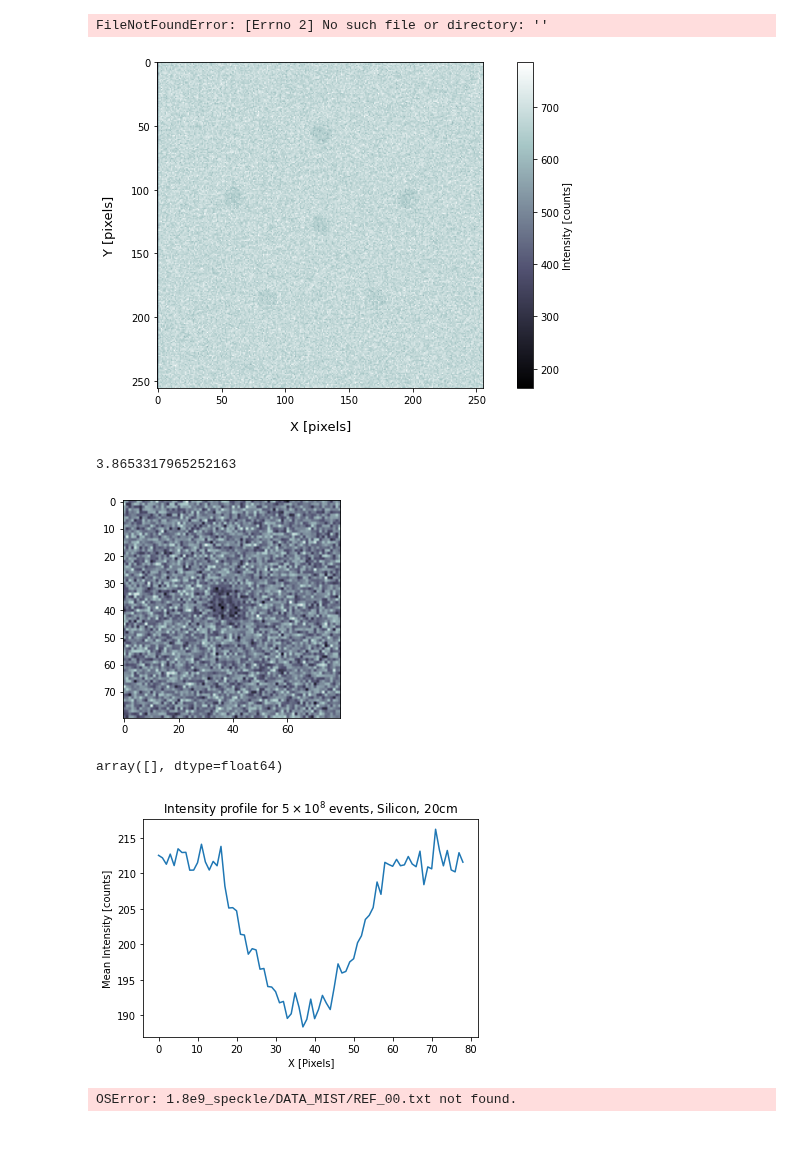
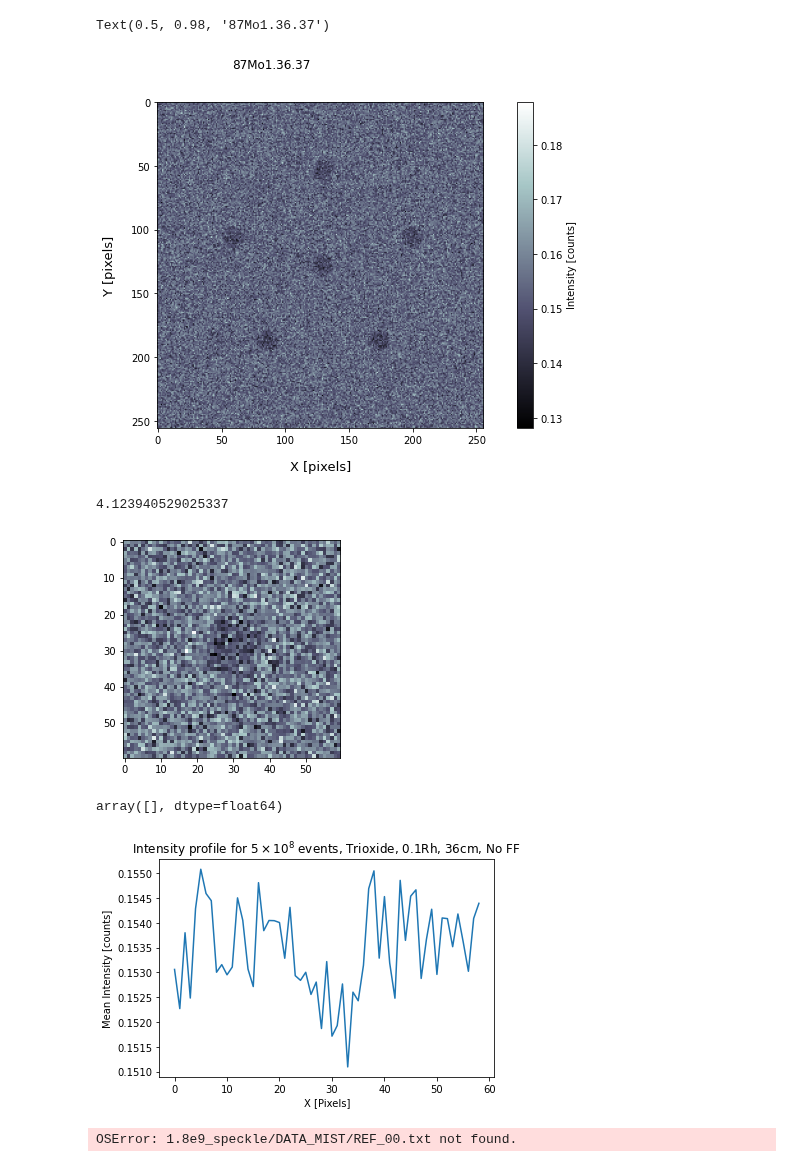
Before and after one commit to snaranjob/Speckle-Mammography, a Jupyter notebook: image_preview.ipynb, the cells around one changed output. Saved outputs shown, nothing was run; the diff lists cells and outputs as text; code cells hidden in the pictures; blank space fills up the shorter version.

Commit message:
intensity profile

```diff
--- a/image_preview.ipynb
+++ b/image_preview.ipynb
@@ -5,8 +5,8 @@ import PIL
 import os
 import scipy
 # %%
-data_infile = open('','rb')
-data_infile2 = open('', 'rb')
+data_infile = open('85Rh1.36.37__d0.37m_a20um_p110um_step-4.2_dith23.25_1.raw','rb')
+data_infile2 = open('FF85Rh1.63.10__d0.1m_a20um_p110um_step-4.2_dith23.25_1.raw', 'rb')
 
 
 data_array = np.fromfile(data_infile,dtype='float32',count=256*256)
@@ -14,53 +14,49 @@ data_image = PIL.Image.frombuffer("F",[256,256],data_array,'raw','F',0,1)
 
 data_array2 = np.fromfile(data_infile2,dtype='float32',count=256*256)
 data_image2 = PIL.Image.frombuffer("F",[256,256],data_array2,'raw','F',0,1)
-# %% [output]
-FileNotFoundError: [Errno 2] No such file or directory: ''
 # %%
 img1 = np.array(data_image.getdata())
 img1=img1.reshape(256,256)
 
 img2 = np.array(data_image2.getdata())
 img2=img2.reshape(256,256)
 
 img3 = img1/img2
 
 fig2=plt.figure(figsize=(12,6))
 ax1=fig2.add_subplot(111)
 ax1.set_xlabel('X [pixels]', fontsize=13,labelpad=15)
 ax1.set_ylabel('Y [pixels]', fontsize=13,labelpad=15)
 
-p1= ax1.imshow(img2, cmap='bone')
+p1= ax1.imshow(img3, cmap='bone')
 cbar = fig2.colorbar(p1)
 cbar.set_label('Intensity [counts]')
+fig2.suptitle('87Mo1.36.37')
 # %% [output]
+Text(0.5, 0.98, '87Mo1.36.37')
-[figure, old version]
+[figure, new version]
 # %%
-#img_crop = img1[5:70,80:170]
-#img_crop = img1[50:150,0:100]
-#img_crop = img1[60:150,150:250]
-#img_crop = img2[50:200,50:200]
-img_crop = img2[90:170,90:170]
+img_crop = img3[25:85,100:160]
 sigma = np.std(img_crop)
 mean = np.mean(img_crop)
 vis = sigma/mean
 plt.imshow(img_crop,cmap='bone')
 vis*100
 # %% [output]
-3.8653317965252163
+4.123940529025337
-[figure, old version]
+[figure, new version]
 # %%
 x_profile1 = np.mean(img_crop,0)
 
 plt.plot(x_profile1[1::])
-plt.title(r'Intensity profile for $5 \times 10^{8}$ events, Silicon, 20cm')
+plt.title(r'Intensity profile for $5 \times 10^{8}$ events, Trioxide, 0.1Rh, 36cm, No FF')
 plt.xlabel('X [Pixels]')
 plt.ylabel('Mean Intensity [counts]')
 #x_profile1.shape
 x_profile1[245::]
 # %% [output]
 array([], dtype=float64)
-[figure, old version]
+[figure, new version]
 # %%
 REF = np.genfromtxt('1.8e9_speckle/DATA_MIST/REF_00.txt')
 SAMP = np.genfromtxt('1.8e9_speckle/DATA_MIST/SAMP_00.txt')
```
Also changed, not shown: 50 other files.
